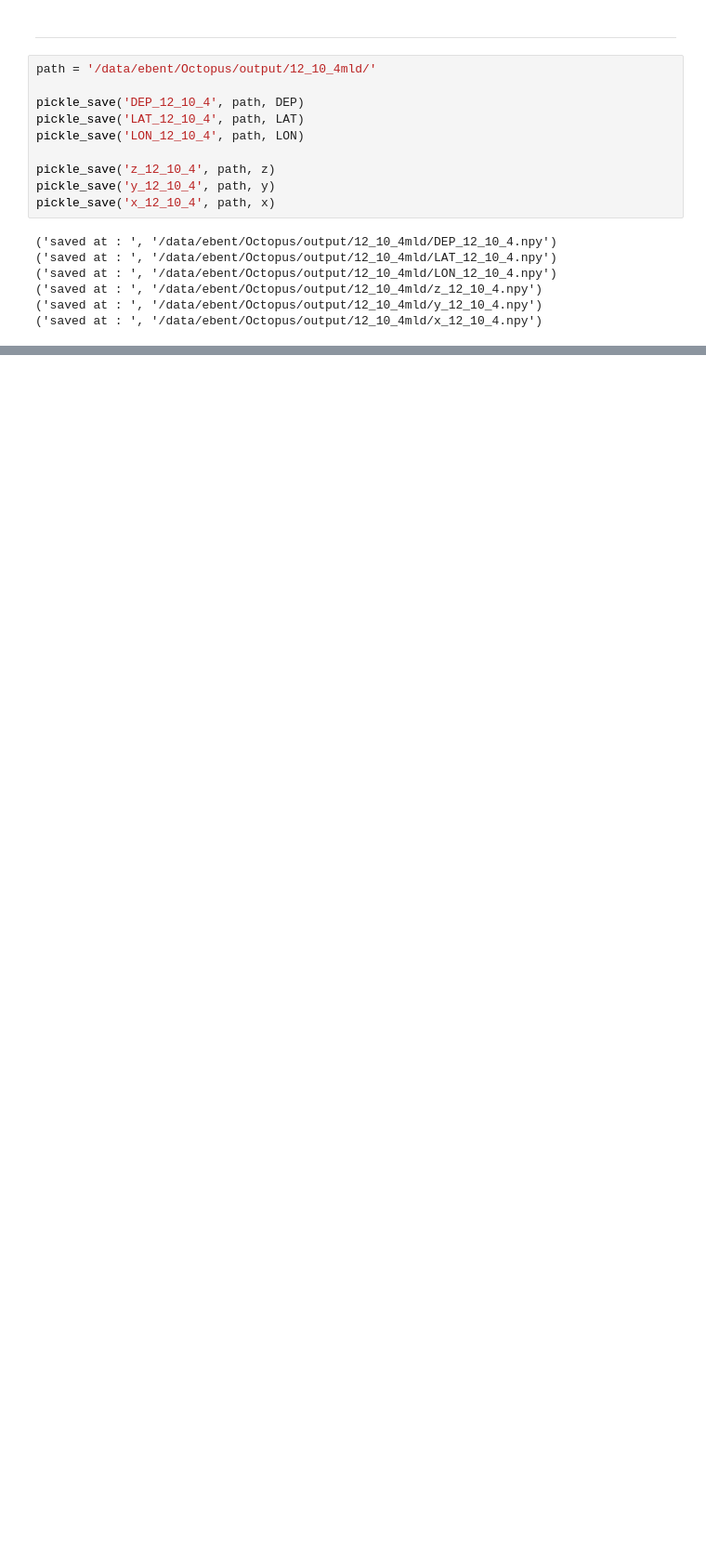
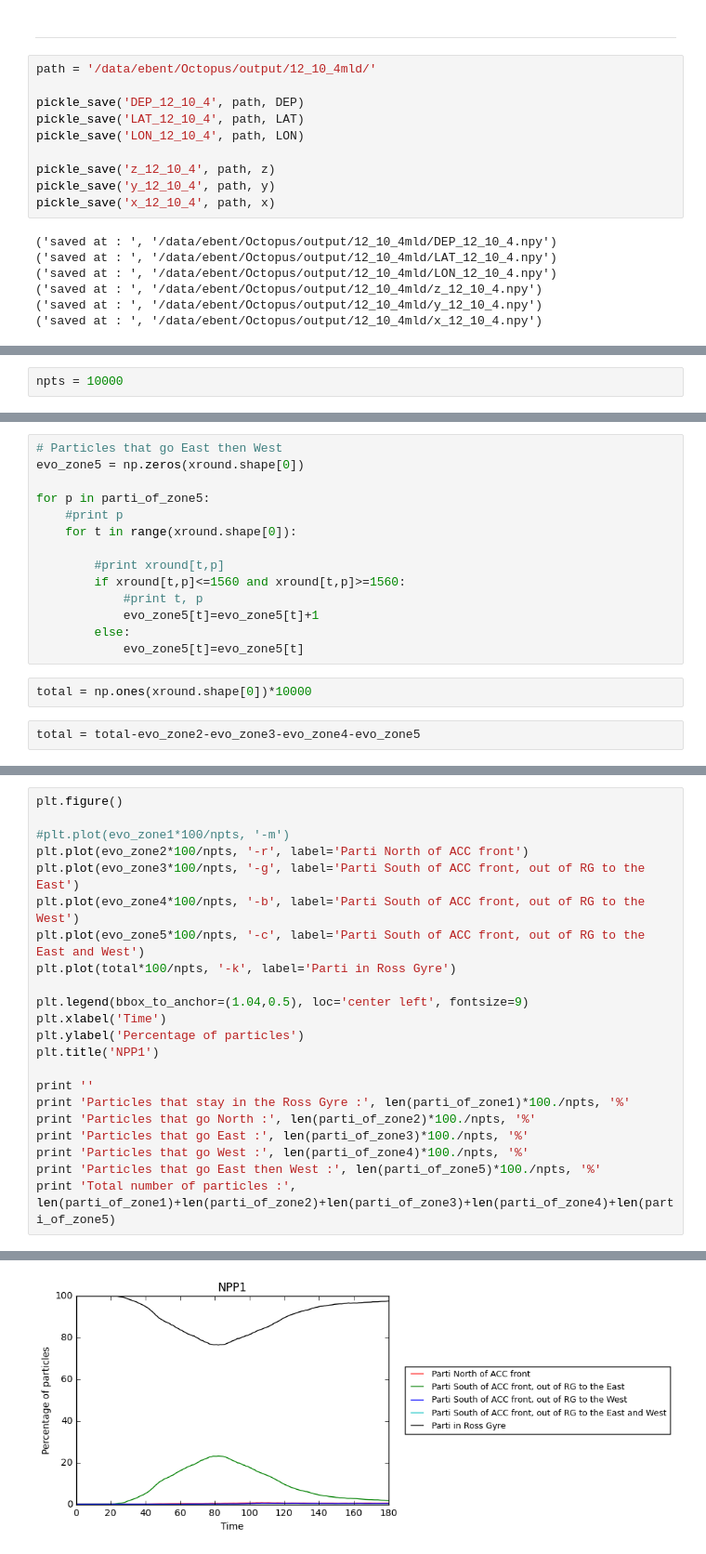
Before and after one commit to telot-em/SIO_internship, a Jupyter notebook: 12NPP_10000npts.ipynb, the cells around one changed output, grey strips where cells are left out. Shown at 93% size. Saved outputs shown, nothing was run; the diff lists cells and outputs as text; blank space fills up the shorter version.

```diff
--- a/12NPP_10000npts.ipynb
+++ b/12NPP_10000npts.ipynb
@@ -390,0 +684,2 @@ pickle_save('x_12_10_4', path, x)
+# %%
+npts = 10000
@@ -390,0 +882,18 @@ pickle_save('x_12_10_4', path, x)
+# %%
+# Particles that go East then West
+evo_zone5 = np.zeros(xround.shape[0])
+
+for p in parti_of_zone5:
+    #print p
+    for t in range(xround.shape[0]):
+
+        #print xround[t,p]
+        if xround[t,p]<=1560 and xround[t,p]>=1560:
+            #print t, p
+            evo_zone5[t]=evo_zone5[t]+1
+        else:
+            evo_zone5[t]=evo_zone5[t]
+# %%
+total = np.ones(xround.shape[0])*10000
+# %%
+total = total-evo_zone2-evo_zone3-evo_zone4-evo_zone5
@@ -390,0 +906,23 @@ pickle_save('x_12_10_4', path, x)
+# %%
+plt.figure()
+
+#plt.plot(evo_zone1*100/npts, '-m')
+plt.plot(evo_zone2*100/npts, '-r', label='Parti North of ACC front')
+plt.plot(evo_zone3*100/npts, '-g', label='Parti South of ACC front, out of RG to the East')
+plt.plot(evo_zone4*100/npts, '-b', label='Parti South of ACC front, out of RG to the West')
+plt.plot(evo_zone5*100/npts, '-c', label='Parti South of ACC front, out of RG to the East and West')
+plt.plot(total*100/npts, '-k', label='Parti in Ross Gyre')
+
+plt.legend(bbox_to_anchor=(1.04,0.5), loc='center left', fontsize=9)
+plt.xlabel('Time')
+plt.ylabel('Percentage of particles')
+plt.title('NPP1')
+
+print ''
+print 'Particles that stay in the Ross Gyre :', len(parti_of_zone1)*100./npts, '%'
+print 'Particles that go North :', len(parti_of_zone2)*100./npts, '%'
+print 'Particles that go East :', len(parti_of_zone3)*100./npts, '%'
+print 'Particles that go West :', len(parti_of_zone4)*100./npts, '%'
+print 'Particles that go East then West :', len(parti_of_zone5)*100./npts, '%'
+print 'Total number of particles :', len(parti_of_zone1)+len(parti_of_zone2)+len(parti_of_zone3)+len(parti_of_zone4)+len(parti_of_zone5)
+# %% [output]
@@ -390,0 +935 @@ pickle_save('x_12_10_4', path, x)
+[figure, added]
```
Also changed, not shown: parts of 55 cells of this notebook.
